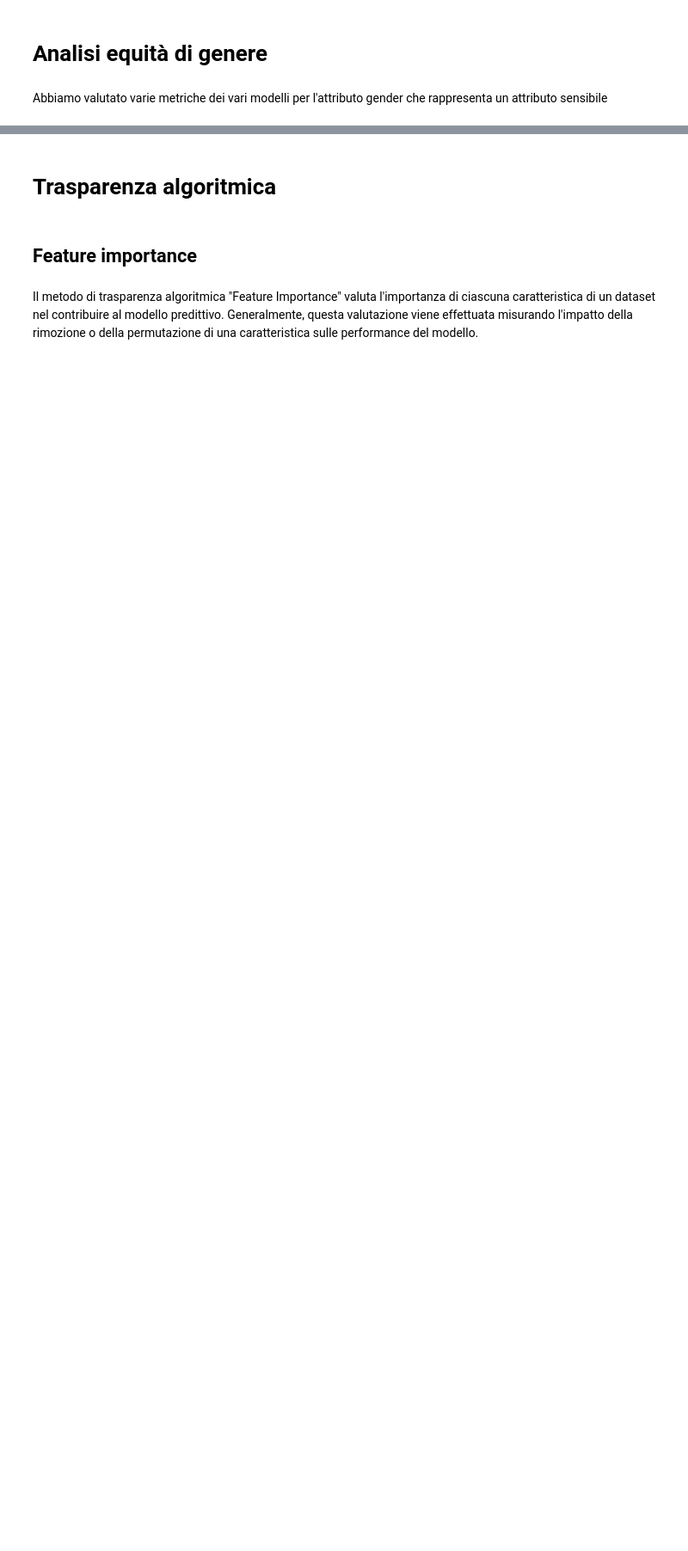
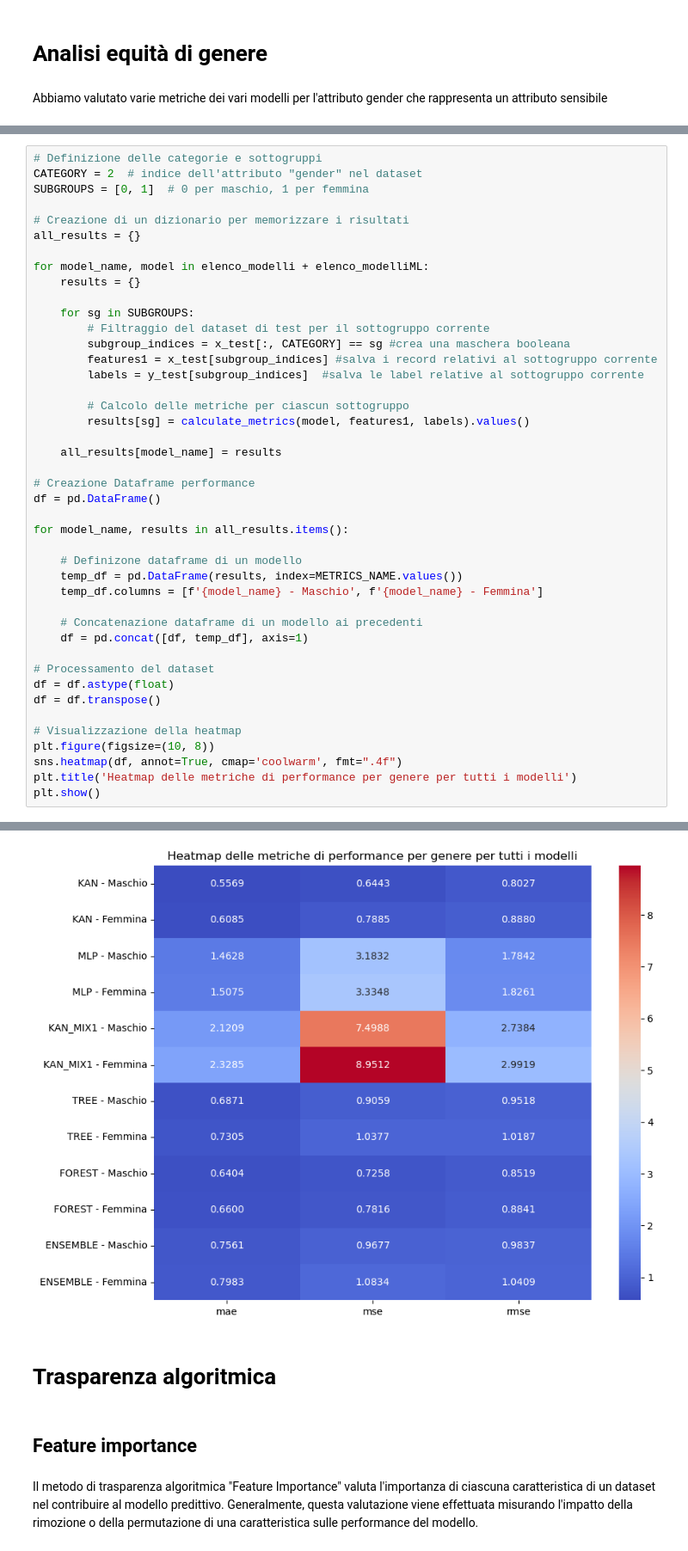
Before and after one commit to Church-17/YesWeKAN, a Jupyter notebook: dataset+equità algoritmica.ipynb, the cells around one changed output, grey strips where cells are left out. Shown at 86% size. Drawn from its saved outputs; the diff is of its cells as text; blank space fills up the shorter version.

```diff
--- a/dataset+equità algoritmica.ipynb
+++ b/dataset+equità algoritmica.ipynb
@@ -685,0 +514,44 @@ plt.show()
+# %%
+# Definizione delle categorie e sottogruppi
+CATEGORY = 2  # indice dell'attributo "gender" nel dataset
+SUBGROUPS = [0, 1]  # 0 per maschio, 1 per femmina
+
+# Creazione di un dizionario per memorizzare i risultati
+all_results = {}
+
+for model_name, model in elenco_modelli + elenco_modelliML:
+    results = {}
+
+    for sg in SUBGROUPS:
+        # Filtraggio del dataset di test per il sottogruppo corrente
+        subgroup_indices = x_test[:, CATEGORY] == sg #crea una maschera booleana
+        features1 = x_test[subgroup_indices] #salva i record relativi al sottogruppo corrente
+        labels = y_test[subgroup_indices]  #salva le label relative al sottogruppo corrente
+
+        # Calcolo delle metriche per ciascun sottogruppo
+        results[sg] = calculate_metrics(model, features1, labels).values()
+
+    all_results[model_name] = results
+
+# Creazione Dataframe performance
+df = pd.DataFrame()
+
+for model_name, results in all_results.items():
+
+    # Definizone dataframe di un modello
+    temp_df = pd.DataFrame(results, index=METRICS_NAME.values())
+    temp_df.columns = [f'{model_name} - Maschio', f'{model_name} - Femmina']
+
+    # Concatenazione dataframe di un modello ai precedenti
+    df = pd.concat([df, temp_df], axis=1)
+
+# Processamento del dataset
+df = df.astype(float)
+df = df.transpose()
+
+# Visualizzazione della heatmap
+plt.figure(figsize=(10, 8))
+sns.heatmap(df, annot=True, cmap='coolwarm', fmt=".4f")
+plt.title('Heatmap delle metriche di performance per genere per tutti i modelli')
+plt.show()
+# %% [output]
@@ -686,3 +564,4 @@ plt.show()
+[figure, added]
 # %% [markdown]
 # Trasparenza algoritmica
 # %% [markdown]
```
Also changed, not shown: parts of 33 cells of this notebook, 1 other file.
